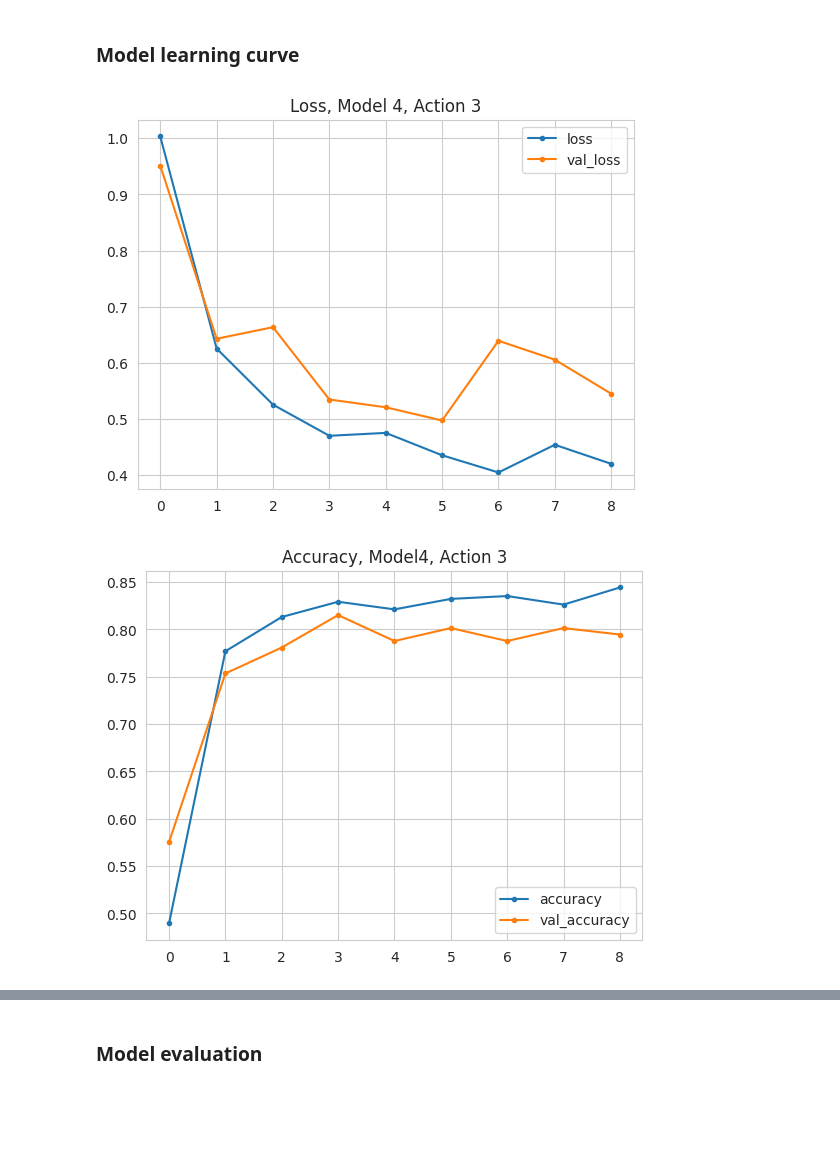
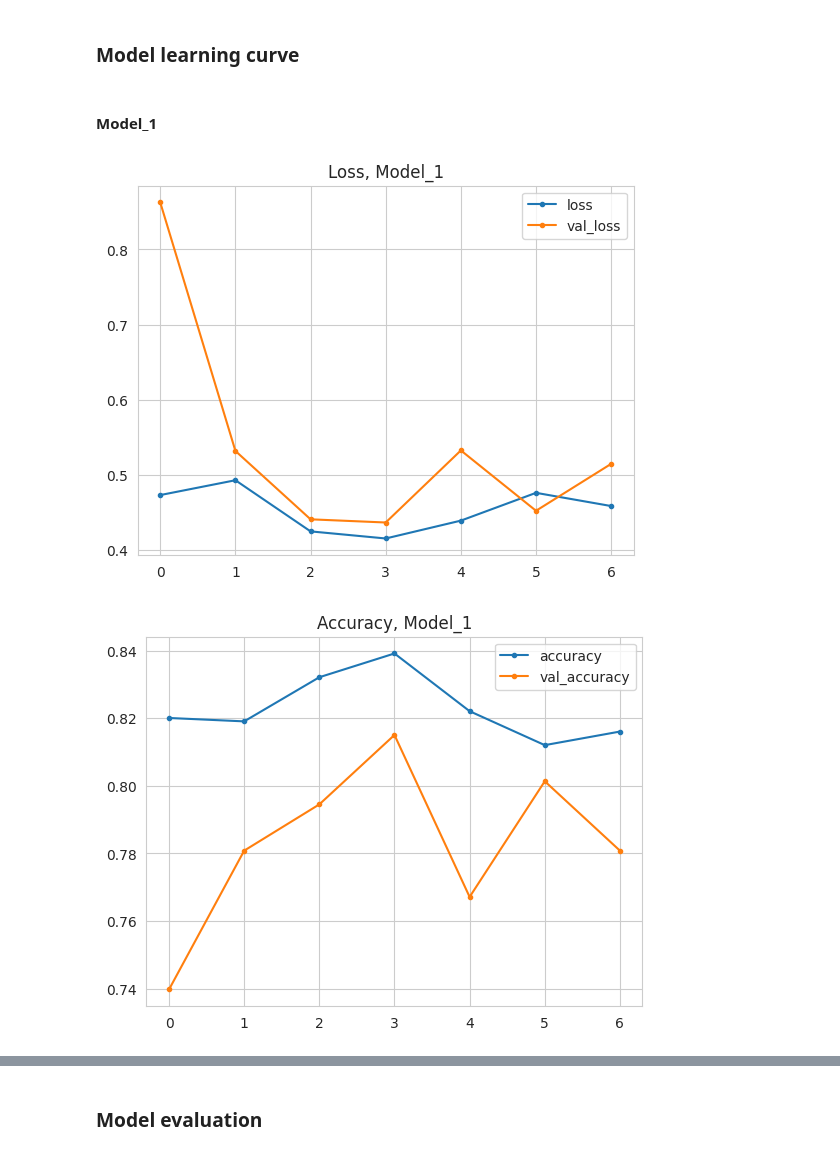
Before and after one commit to Code-Institute-Submissions/corals_health, a Jupyter notebook: jupyter_notebooks/3_models_evaluation_cross-compare.ipynb, the cells around one changed output, grey strips where cells are left out. Cells and saved outputs as stored; diff of their text form; code cells hidden in the pictures; blank space fills up the shorter version.

```diff
--- a/jupyter_notebooks/3_modeling_evaluating.ipynb
+++ b/jupyter_notebooks/3_models_evaluation_cross-compare.ipynb
@@ -326,0 +440,4 @@ model = create_tf_model()
+# %%
+model_1 = create_tf_model_1()
+model_2 = create_tf_model_2()
+model_3 = create_tf_model_3()
@@ -327,5 +446,5 @@ model = create_tf_model()
 # %%
-model.fit(train_set,
+model_1.fit(train_set,
           epochs=25,
           steps_per_epoch=len(train_set.classes) // batch_size,
           validation_data=validation_set,
@@ -360,22 +536,24 @@ model.save('outputs/v3/corals_health_model_4_act_3.h5')
 ## Model performance<hr>
 # %% [markdown]
 ### Model learning curve
+# %% [markdown]
+#### Model_1
 # %%
-losses = pd.DataFrame(model.history.history)
+losses = pd.DataFrame(model_1.history.history)
 
 sns.set_style("whitegrid")
 losses[['loss', 'val_loss']].plot(style='.-')
-plt.title("Loss, Model 4, Action 3")
-plt.savefig(f'{file_path}/model_4_act_3_training_losses.png',
+plt.title("Loss, Model_1")
+plt.savefig(f'{file_path}/model_1_training_losses.png',
             bbox_inches='tight', dpi=150)
 plt.show()
 
 print("\n")
 losses[['accuracy', 'val_accuracy']].plot(style='.-')
-plt.title("Accuracy, Model4, Action 3")
-plt.savefig(f'{file_path}/model_4_act_3_training_acc.png',
+plt.title("Accuracy, Model_1")
+plt.savefig(f'{file_path}/model_1_training_acc.png',
             bbox_inches='tight', dpi=150)
 plt.show()
 # %% [output]
-[figure, old version]
+[figure, new version]
-[figure, old version]
+[figure, new version]
```
Also changed, not shown: parts of 58 cells of this notebook, 43 other files.
